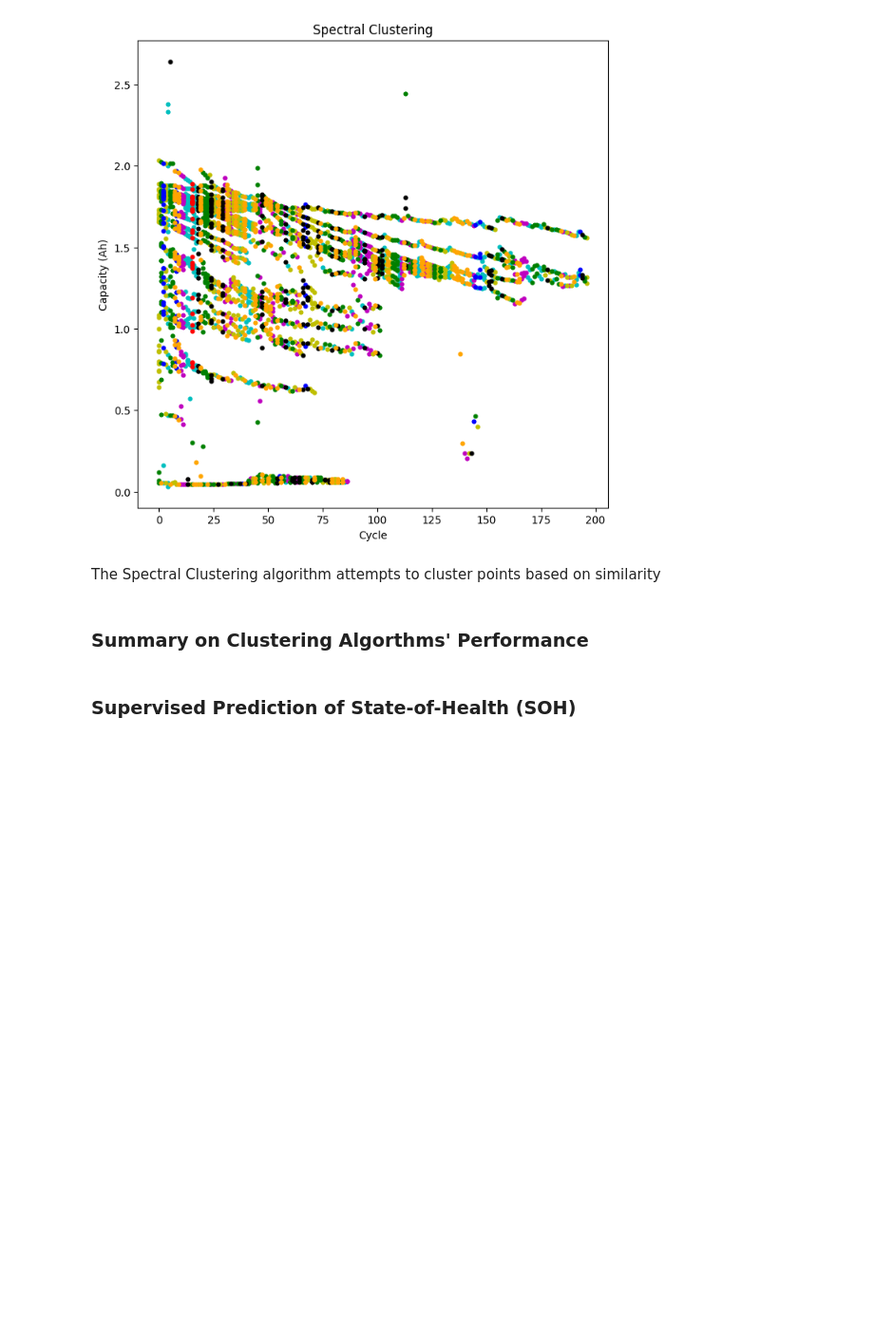
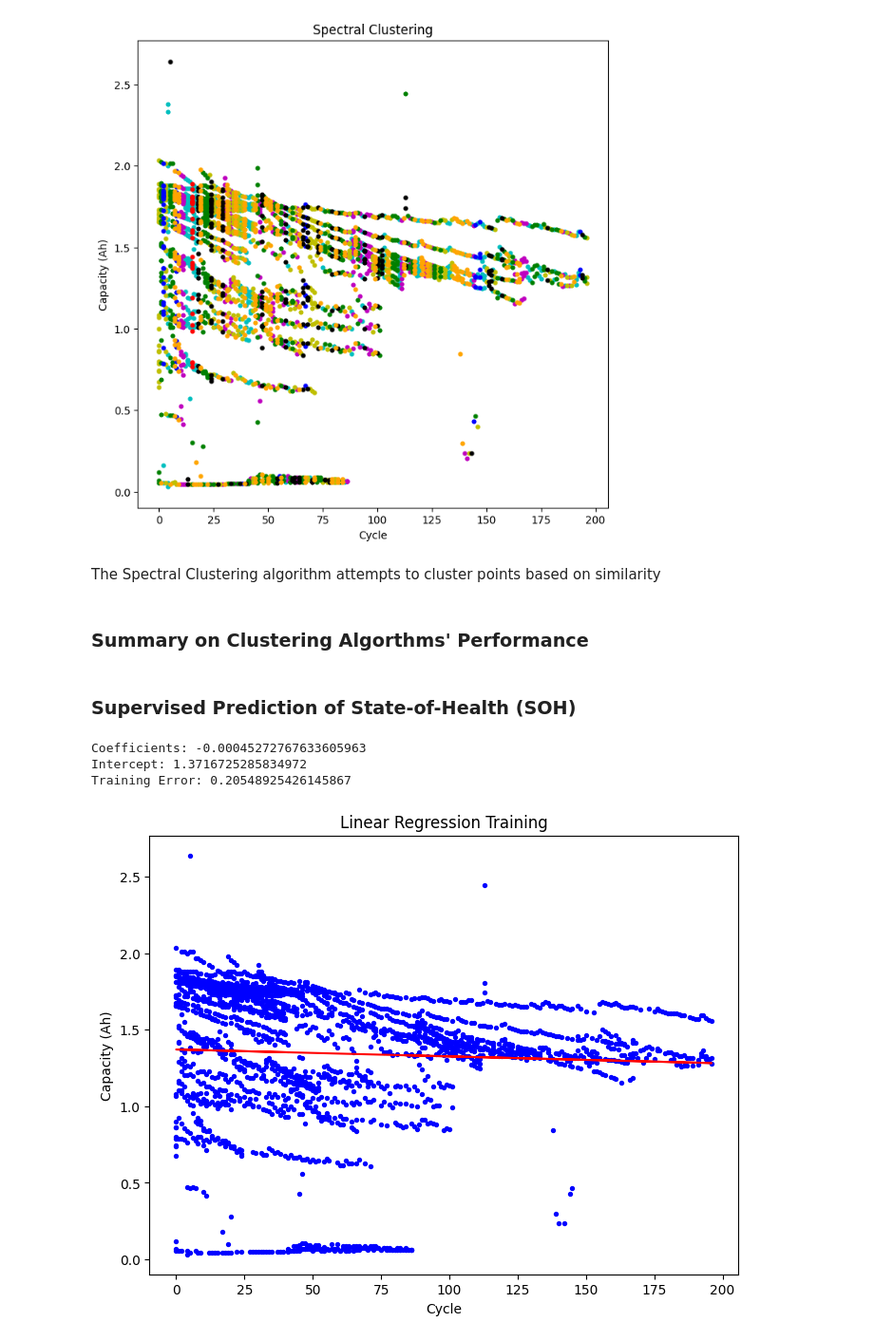
Before and after one commit to MKMiyagi/COGS_118B, a Jupyter notebook: Final_Project.ipynb, the cells around one changed output. Shown at 95% size. Saved outputs shown, nothing was run; the diff lists cells and outputs as text; code cells hidden in the pictures; blank space fills up the shorter version.

Commit message:
Add in linear regression

```diff
--- a/Final_Project.ipynb
+++ b/Final_Project.ipynb
@@ -773,0 +778,34 @@ The Spectral Clustering algorithm attempts to cluster points based on similarity
+# %%
+# Prep data for linear regression
+X = grouped_df['Cycle'].values.reshape(-1, 1)
+Y = grouped_df['Capacity'].values.reshape(-1, 1)
+
+# Split data into training and testing sets
+X_train, X_test, Y_train, Y_test = train_test_split(X, Y, test_size=0.2)
+# %%
+# Train linear regression model on training dataset
+regressor = LinearRegression()
+regressor.fit(X_train, Y_train)
+
+# Calculate training error
+Y_train_pred = regressor.predict(X_train)
+train_error = mean_squared_error(Y_train, Y_train_pred)
+
+# Print coefficients, intercept, and training error
+print(f'Coefficients: {regressor.coef_[0][0]}')
+print(f'Intercept: {regressor.intercept_[0]}')
+print(f'Training Error: {train_error}')
+
+# Visualize training data and regression line
+plt.figure(figsize=(8,6))
+plt.scatter(X_train, Y_train, color='blue', s=8)
+plt.plot(X_train, Y_train_pred, color='red')
+plt.title('Linear Regression Training')
+plt.xlabel('Cycle')
+plt.ylabel('Capacity (Ah)')
+plt.show()
+# %% [output]
+Coefficients: -0.00045272767633605963
+Intercept: 1.3716725285834972
+Training Error: 0.20548925426145867
+[figure, added]
```
Also changed, not shown: parts of 2 cells of this notebook.
